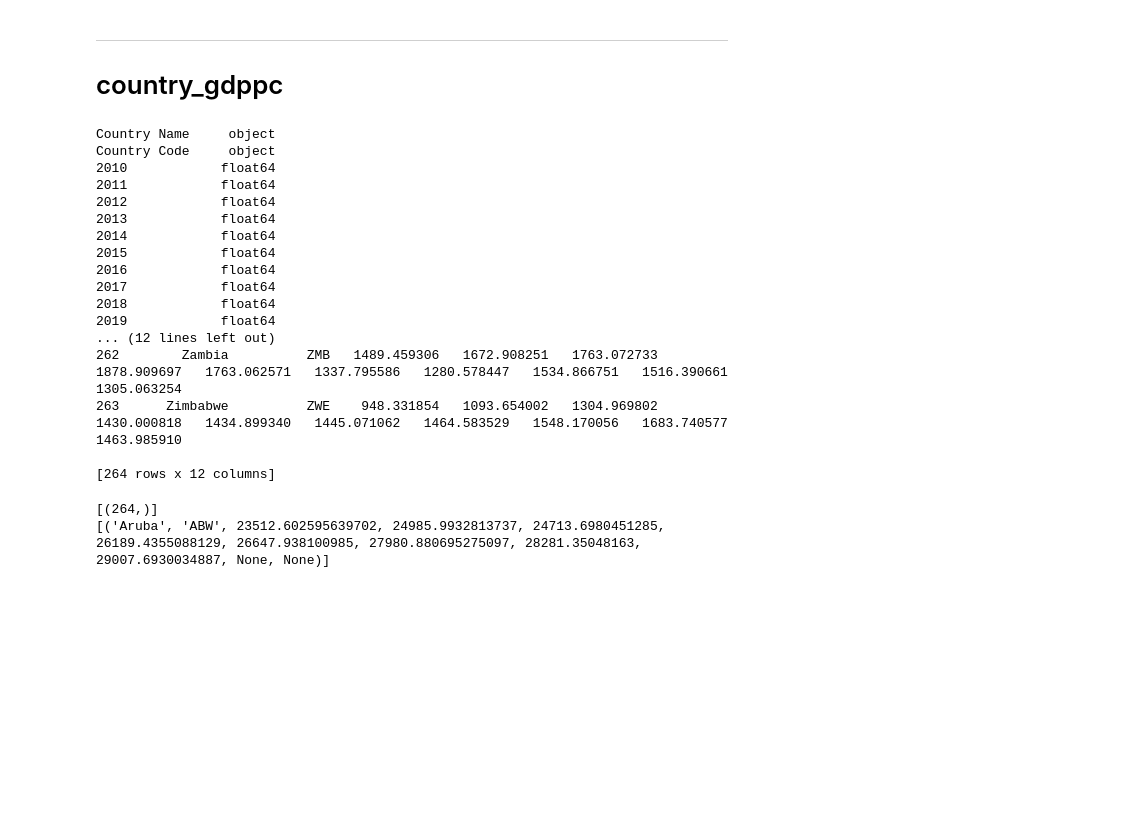
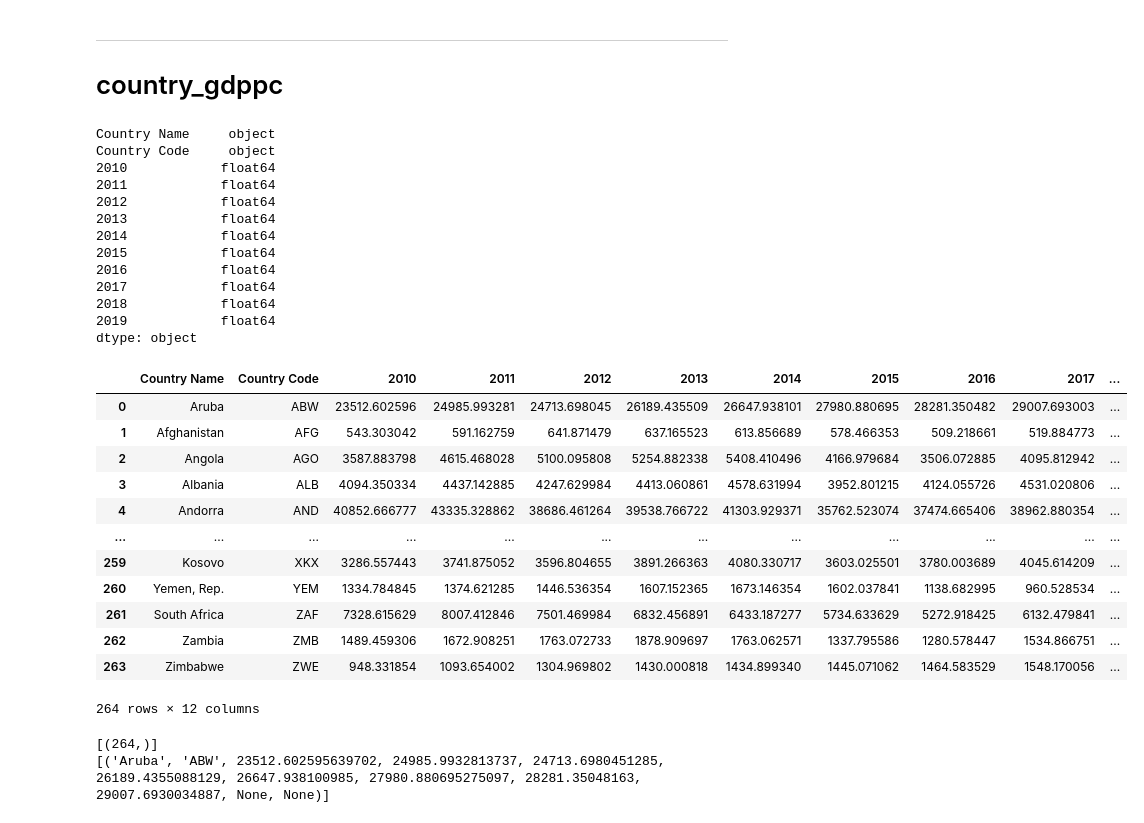
Before and after one commit to YutianJing/COVID-19-Vaccination-Progress, a Jupyter notebook: test.ipynb, the cells around one changed output. Saved outputs shown, nothing was run; the diff lists cells and outputs as text; code cells hidden in the pictures; blank space fills up the shorter version.

```diff
--- a/test.ipynb
+++ b/test.ipynb
@@ -322,34 +413,43 @@ correlation_matrix.style.background_gradient(cmap='coolwarm')
 # %%
 # data source:
 # https://data.worldbank.org/indicator/NY.GDP.PCAP.CD
 
 
 # take GDPpc data from all countries from 2010-2019 as country_gdppc_simple.csv
 df_country_gdppc = pd.read_csv('./country_gdppc.csv')
 df_country_gdppc.drop(columns=['Indicator Name', 'Indicator Code'], inplace=True) # drop these since all the same, not used in this analysis
 df_country_gdppc.drop(columns=[str(i) for i in range(1960, 2010)], inplace=True) # drop data from 1960-2009
 df_country_gdppc.drop(columns=df_country_gdppc.columns[-2:], inplace=True) # drop empty 2020 column and empty last unnamed column
-print(df_country_gdppc.dtypes, '\n')
-print(df_country_gdppc)
+display(df_country_gdppc.dtypes)
+display(df_country_gdppc)
 # df_country_gdppc.to_csv('./country_gdppc_simple.csv', index=False)
 # %% [output]
 Country Name     object
 Country Code     object
 2010            float64
 2011            float64
 2012            float64
 2013            float64
 2014            float64
 2015            float64
 2016            float64
 2017            float64
 2018            float64
 2019            float64
-... (12 lines left out)
-262        Zambia          ZMB   1489.459306   1672.908251   1763.072733   1878.909697   1763.062571   1337.795586   1280.578447   1534.866751   1516.390661   1305.063254
-263      Zimbabwe          ZWE    948.331854   1093.654002   1304.969802   1430.000818   1434.899340   1445.071062   1464.583529   1548.170056   1683.740577   1463.985910
-
-[264 rows x 12 columns]
+dtype: object
+|  | Country Name | Country Code | 2010 | 2011 | 2012 | 2013 | 2014 | 2015 | 2016 | 2017 | ... |
+| 0 | Aruba | ABW | 23512.602596 | 24985.993281 | 24713.698045 | 26189.435509 | 26647.938101 | 27980.880695 | 28281.350482 | 29007.693003 | ... |
+| 1 | Afghanistan | AFG | 543.303042 | 591.162759 | 641.871479 | 637.165523 | 613.856689 | 578.466353 | 509.218661 | 519.884773 | ... |
+| 2 | Angola | AGO | 3587.883798 | 4615.468028 | 5100.095808 | 5254.882338 | 5408.410496 | 4166.979684 | 3506.072885 | 4095.812942 | ... |
+| 3 | Albania | ALB | 4094.350334 | 4437.142885 | 4247.629984 | 4413.060861 | 4578.631994 | 3952.801215 | 4124.055726 | 4531.020806 | ... |
+| 4 | Andorra | AND | 40852.666777 | 43335.328862 | 38686.461264 | 39538.766722 | 41303.929371 | 35762.523074 | 37474.665406 | 38962.880354 | ... |
+| ... | ... | ... | ... | ... | ... | ... | ... | ... | ... | ... | ... |
+| 259 | Kosovo | XKX | 3286.557443 | 3741.875052 | 3596.804655 | 3891.266363 | 4080.330717 | 3603.025501 | 3780.003689 | 4045.614209 | ... |
+| 260 | Yemen, Rep. | YEM | 1334.784845 | 1374.621285 | 1446.536354 | 1607.152365 | 1673.146354 | 1602.037841 | 1138.682995 | 960.528534 | ... |
+| 261 | South Africa | ZAF | 7328.615629 | 8007.412846 | 7501.469984 | 6832.456891 | 6433.187277 | 5734.633629 | 5272.918425 | 6132.479841 | ... |
+| 262 | Zambia | ZMB | 1489.459306 | 1672.908251 | 1763.072733 | 1878.909697 | 1763.062571 | 1337.795586 | 1280.578447 | 1534.866751 | ... |
+| 263 | Zimbabwe | ZWE | 948.331854 | 1093.654002 | 1304.969802 | 1430.000818 | 1434.899340 | 1445.071062 | 1464.583529 | 1548.170056 | ... |
+264 rows × 12 columns
 # %%
 # create = """
 #     CREATE TABLE country_gdppc_simple (
```
Also changed, not shown: parts of 19 cells of this notebook, 2 other files.
